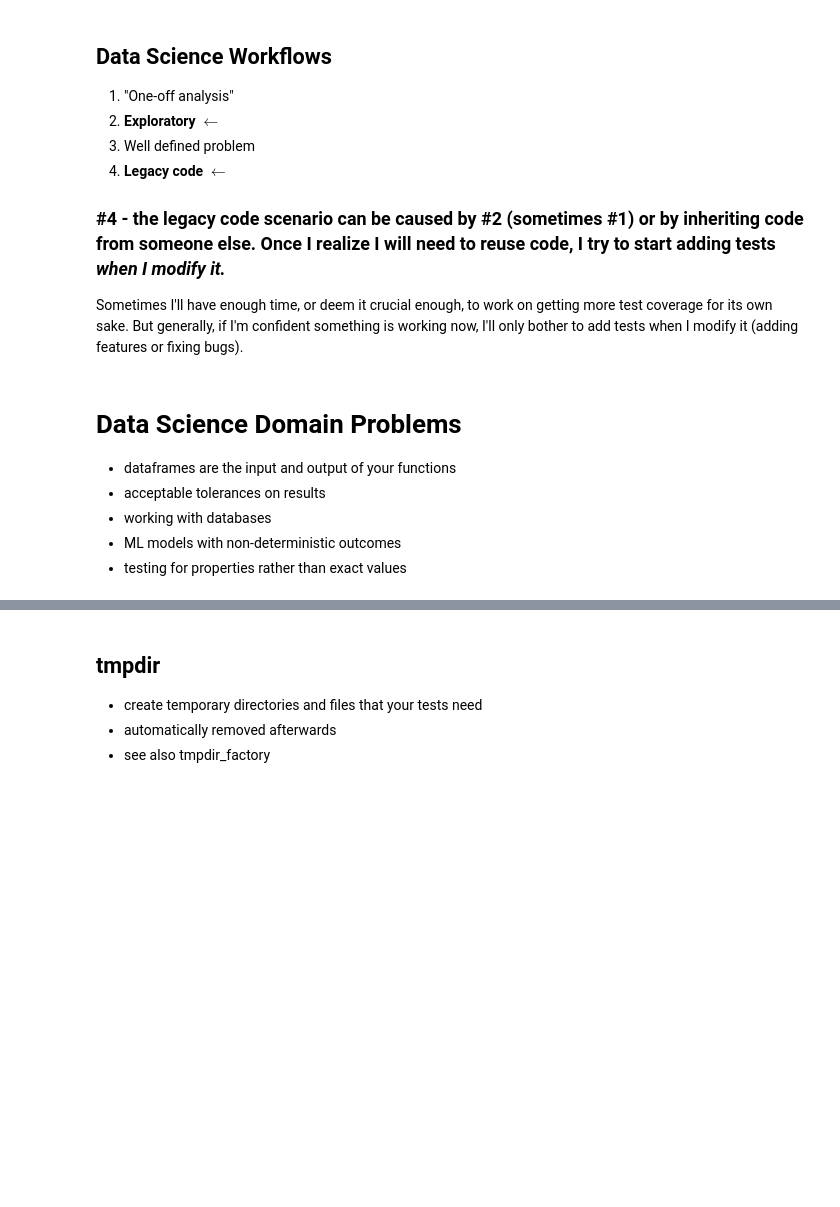
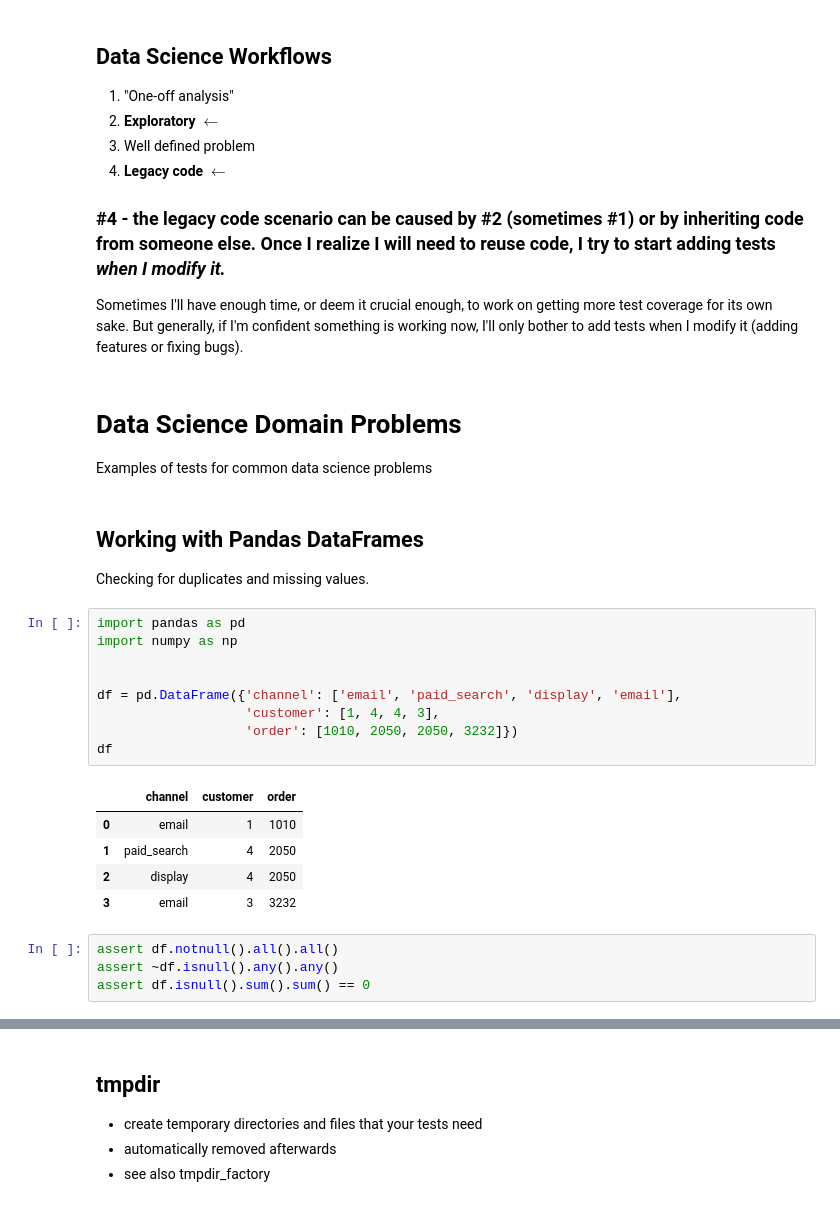
Before and after one commit to jesford/testing-in-data-science, a Jupyter notebook: intro-to-testing-no-demo.ipynb, the cells around one changed output, grey strips where cells are left out. Drawn from its saved outputs; the diff is of its cells as text; blank space fills up the shorter version.

Commit message:
More pandas testing examples

```diff
--- a/intro-to-testing-no-demo.ipynb
+++ b/intro-to-testing-no-demo.ipynb
@@ -376,11 +389,30 @@ Judgment call needed as my legacy code base grows...
 ### #4 - the legacy code scenario can be caused by #2 (sometimes #1) or by inheriting code from someone else. Once I realize I will need to reuse code, I try to start adding tests *when I modify it.*
 
 Sometimes I'll have enough time, or deem it crucial enough, to work on getting more test coverage for its own sake. But generally, if I'm confident something is working now, I'll only bother to add tests when I modify it (adding features or fixing bugs).
-# %% [markdown]
-# Data Science Domain Problems
-
-- dataframes are the input and output of your functions
-- acceptable tolerances on results
-- working with databases
-- ML models with non-deterministic outcomes
-- testing for properties rather than exact values
+# %% [markdown]
+# Data Science Domain Problems
+
+Examples of tests for common data science problems
+# %% [markdown]
+## Working with Pandas DataFrames
+
+Checking for duplicates and missing values.
+# %%
+import pandas as pd
+import numpy as np
+
+
+df = pd.DataFrame({'channel': ['email', 'paid_search', 'display', 'email'],
+                   'customer': [1, 4, 4, 3],
+                   'order': [1010, 2050, 2050, 3232]})
+df
+# %% [output]
+|  | channel | customer | order |
+| 0 | email | 1 | 1010 |
+| 1 | paid_search | 4 | 2050 |
+| 2 | display | 4 | 2050 |
+| 3 | email | 3 | 3232 |
+# %%
+assert df.notnull().all().all()
+assert ~df.isnull().any().any()
+assert df.isnull().sum().sum() == 0
```
Also changed, not shown: parts of 55 cells of this notebook.
